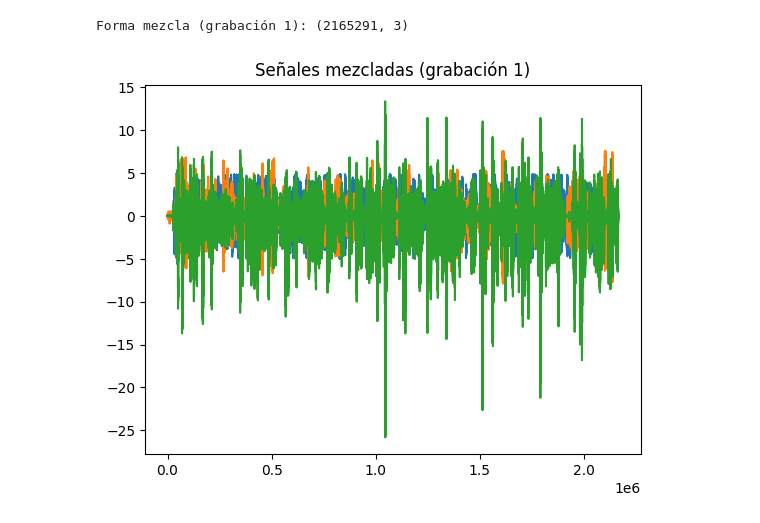
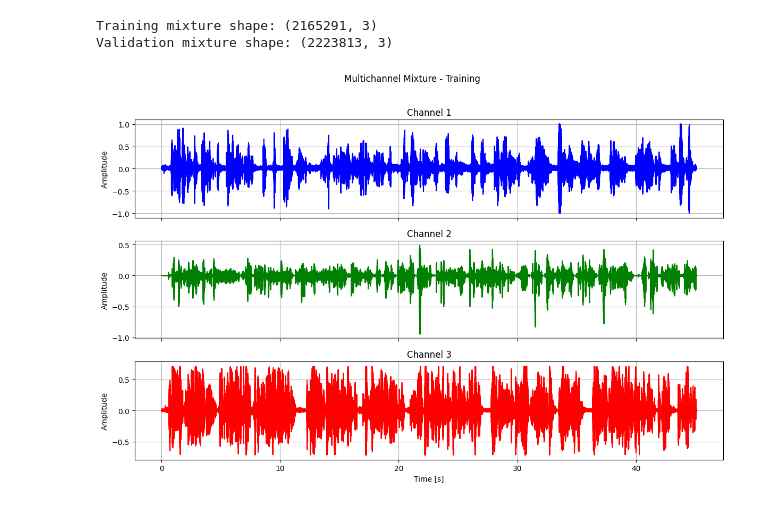
Before and after one commit to Bharragan/Assingment_2_AAST, a Jupyter notebook: problema_4_ica_audio/voice.ipynb, the cells around one changed output. Drawn from its saved outputs; the diff is of its cells as text; code cells hidden in the pictures.

```diff
--- a/problema_4_ica_audio/voice.ipynb
+++ b/problema_4_ica_audio/voice.ipynb
@@ -20,30 +28,46 @@ audio32, fs32 = sf.read("audio_sesion2/cristo_02.wav")
 # %%
-# =========================================================
-# CARGA DE GRABACIÓN 1 (training)
-# =========================================================
-audio11 = fn4.ensure_mono(audio11)
-audio21 = fn4.ensure_mono(audio21)
-audio31 = fn4.ensure_mono(audio31)
+# Load and ensure mono
+def load_mono(files):
+    audios = []
+    for f in files:
+        x, fs_file = sf.read(f)
+        x = fn4.ensure_mono(x)
+        audios.append(x)
+    min_len = min([len(a) for a in audios])
+    audios = [a[:min_len] for a in audios]
+    return np.column_stack(audios), fs_file
 
-min_len = min(len(audio11), len(audio21), len(audio31))
-audio11, audio21, audio31 = audio11[:min_len], audio21[:min_len], audio31[:min_len]
+X_train, fs_train = load_mono(audio_files_ses1)
+X_val, fs_val = load_mono(audio_files_ses2)
 
-X = np.column_stack([audio11, audio21, audio31])   # Mezcla multicanal
-print("Forma mezcla (grabación 1):", X.shape)
+print("Training mixture shape:", X_train.shape)
+print("Validation mixture shape:", X_val.shape)
 # %% [output]
-Forma mezcla (grabación 1): (2165291, 3)
+Training mixture shape: (2165291, 3)
+Validation mixture shape: (2223813, 3)
+# %%
+# ===============================
+# PLOT ORIGINAL MIXTURES (TRAINING)
+# ===============================
+t_train = np.arange(X_train.shape[0]) / fs
+fig, axes = plt.subplots(n_sources, 1, figsize=(12, 8), sharex=True)
+colors = ['blue', 'green', 'red']
+for i in range(n_sources):
+    axes[i].plot(t_train, X_train[:,i], color=colors[i])
+    axes[i].set_ylabel("Amplitude")
+    axes[i].set_title(f"Channel {i+1}")
+    axes[i].grid(True)
+axes[-1].set_xlabel("Time [s]")
+plt.suptitle("Multichannel Mixture - Training")
+plt.tight_layout(rect=[0,0,1,0.96])
+plt.show()
+# %% [output]
+[figure, added]
 # %%
-# =========================================================
-# PREPROCESAMIENTO ICA: CENTRADO + WHITENING PCA
-# =========================================================
-
-X_centered = X - X.mean(axis=0)
+# ===============================
+# ICA PREPROCESSING: CENTERING + WHITENING
+# ===============================
+X_centered = X_train - X_train.mean(axis=0)
 pca = PCA(whiten=True)
 X_white = pca.fit_transform(X_centered)
-plt.figure()
-plt.title("Señales mezcladas (grabación 1)")
-plt.plot(X_white)
-plt.show()
-# %% [output]
-[figure, removed]
 # %%
```
Also changed, not shown: parts of 7 cells of this notebook, 7 other files.
